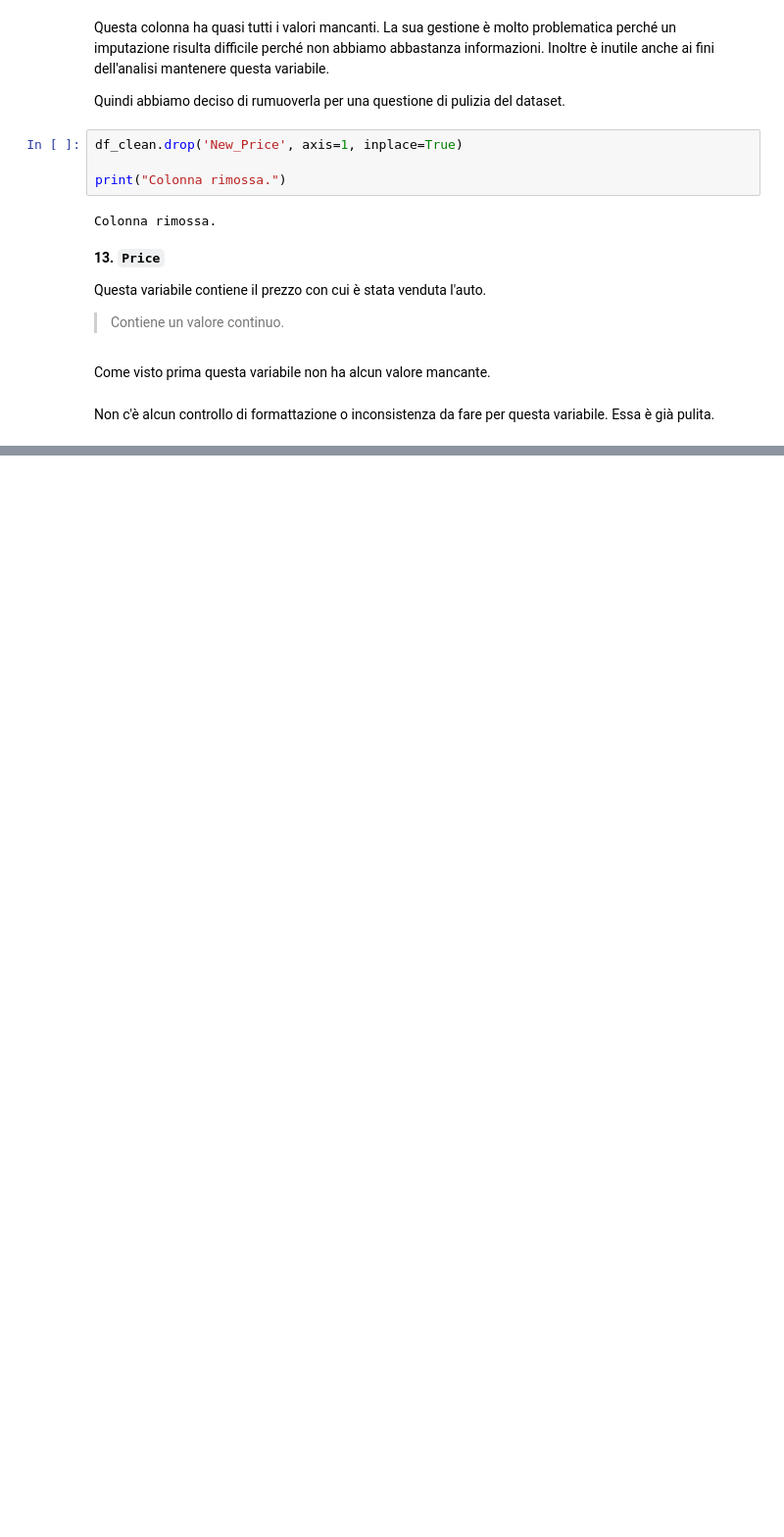
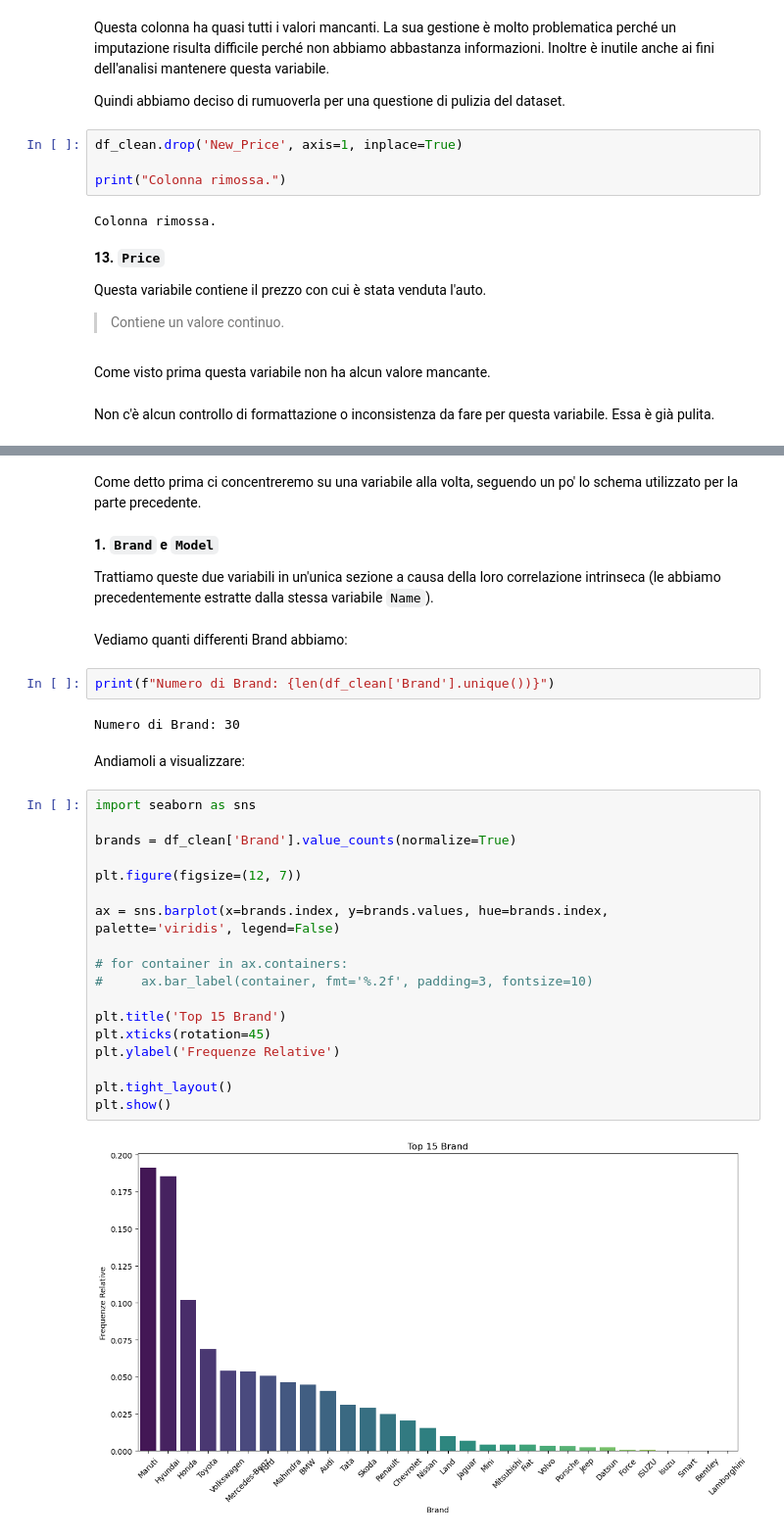
Before and after one commit to fragreco04/progetto-fad-2526, a Jupyter notebook: notebooks/completed/parte-1.ipynb, the cells around one changed output, grey strips where cells are left out. Shown at 98% size. Drawn from its saved outputs; the diff is of its cells as text; blank space fills up the shorter version.

```diff
--- a/notebooks/completed/parte-1.ipynb
+++ b/notebooks/completed/parte-1.ipynb
@@ -795,0 +847,34 @@ Non c'è alcun controllo di formattazione o inconsistenza da fare per questa var
+# %% [markdown]
+Come detto prima ci concentreremo su una variabile alla volta, seguendo un po' lo schema utilizzato per la parte precedente.
+# %% [markdown]
+**1. `Brand` e `Model`**
+
+Trattiamo queste due variabili in un'unica sezione a causa della loro correlazione intrinseca (le abbiamo precedentemente estratte dalla stessa variabile `Name`).
+# %% [markdown]
+Vediamo quanti differenti Brand abbiamo:
+# %%
+print(f"Numero di Brand: {len(df_clean['Brand'].unique())}")
+# %% [output]
+Numero di Brand: 30
+# %% [markdown]
+Andiamoli a visualizzare:
+# %%
+import seaborn as sns
+
+brands = df_clean['Brand'].value_counts(normalize=True)
+
+plt.figure(figsize=(12, 7))
+
+ax = sns.barplot(x=brands.index, y=brands.values, hue=brands.index, palette='viridis', legend=False)
+
+# for container in ax.containers:
+#     ax.bar_label(container, fmt='%.2f', padding=3, fontsize=10)
+
+plt.title('Top 15 Brand')
+plt.xticks(rotation=45)
+plt.ylabel('Frequenze Relative')
+
+plt.tight_layout()
+plt.show()
+# %% [output]
+[figure, added]
```
Also changed, not shown: parts of 32 cells of this notebook, 2 other files.
